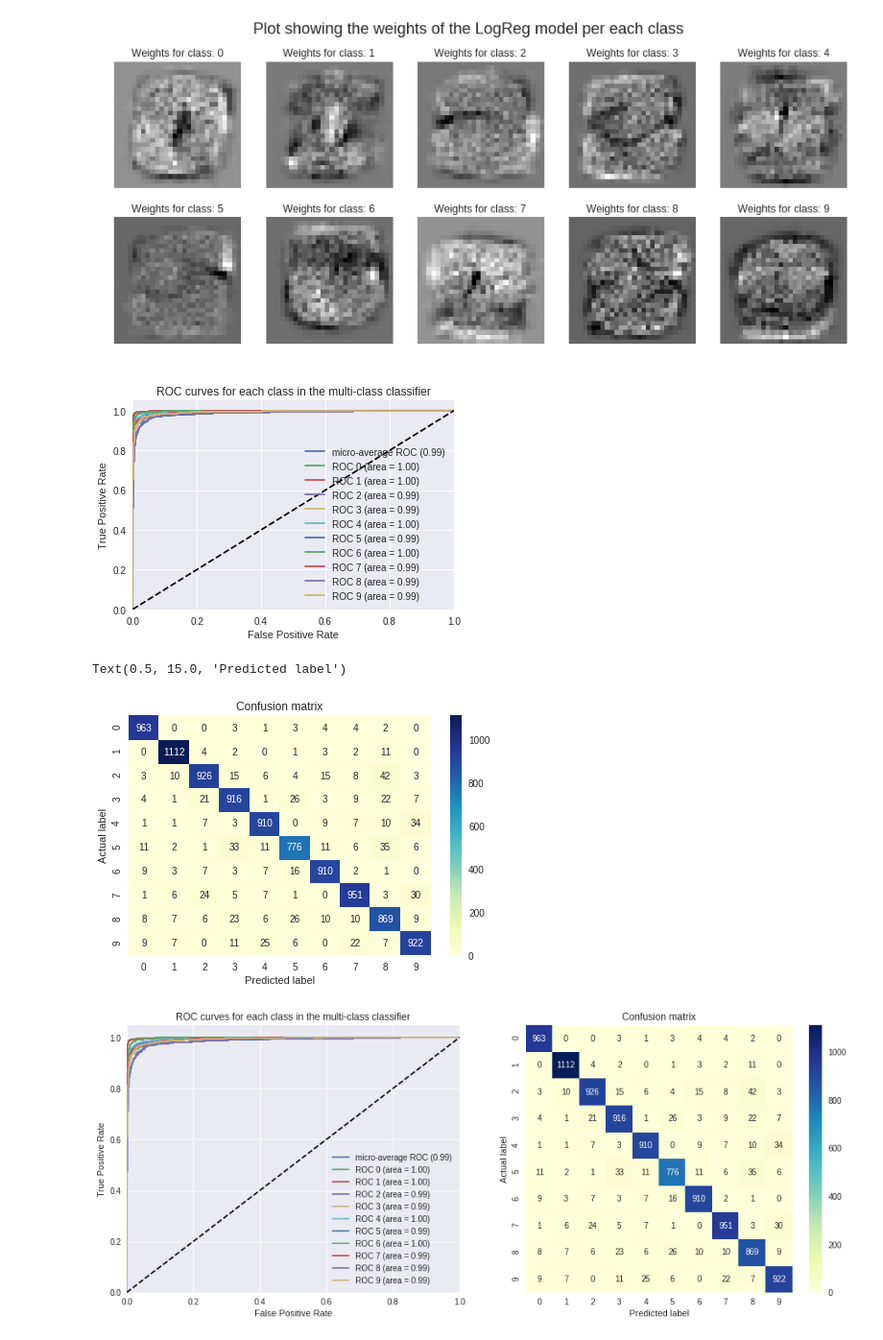
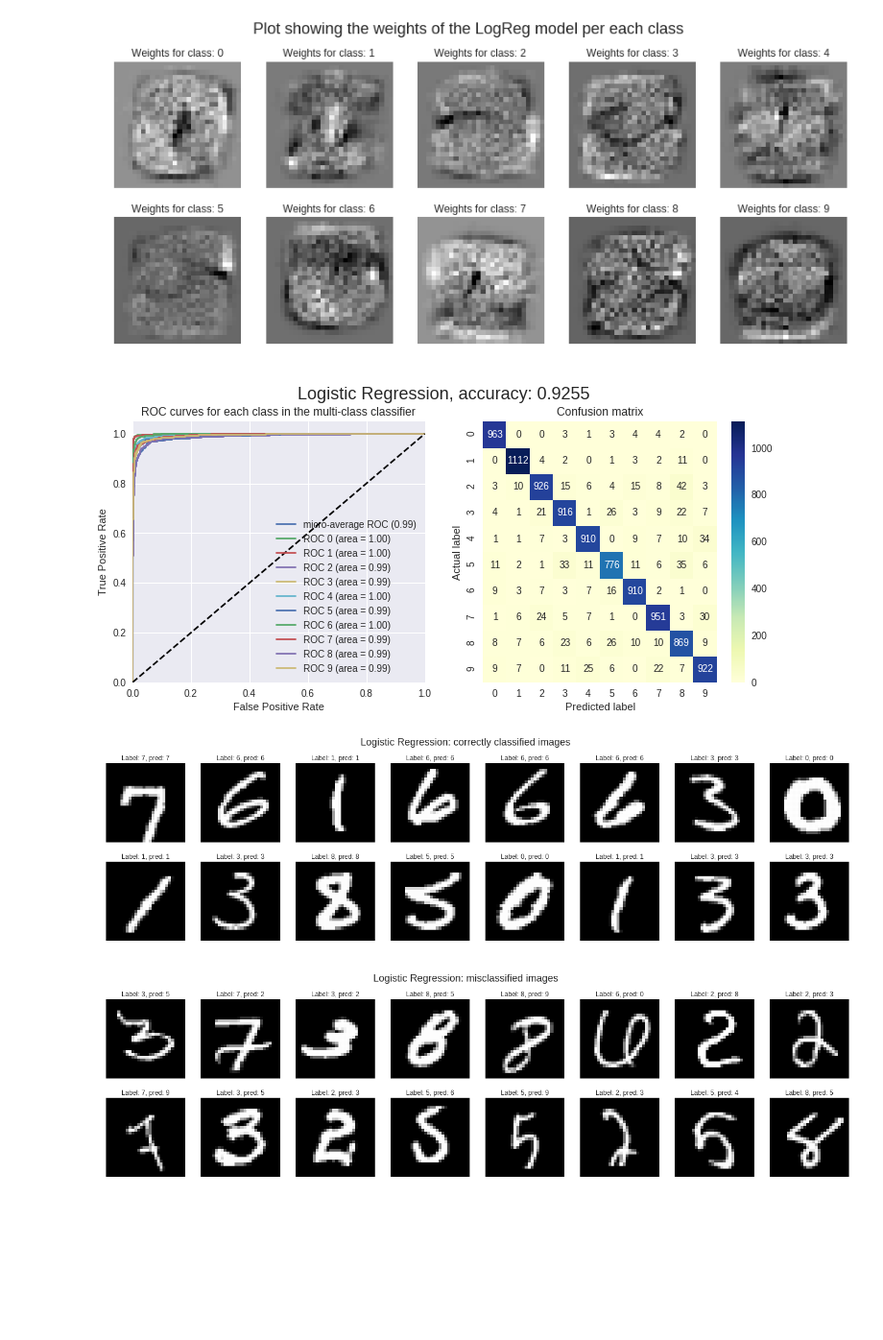
Before and after one commit to jahabdank/mnist-digit-classifiers, a Jupyter notebook: keras_mnist_digit_recognition.ipynb, the cells around one changed output. Shown at 96% size. Drawn from its saved outputs; the diff is of its cells as text; code cells hidden in the pictures; blank space fills up the shorter version.

Commit message:
refactored the image plotting

```diff
--- a/keras_mnist_digit_recognition.ipynb
+++ b/keras_mnist_digit_recognition.ipynb
@@ -120,3 +166,13 @@ plotImagesByIndex(sample_indexes, x_train, y_train, suptitle = 'Random selection
+# %%
+def plotConfusionMatrixRocCurveAndimages(model_name, y_onehot_set, pred_prob_set, y_set, pred_set, x_set):
+  plotConfusionMatrixAndRocCurve(model_name, y_onehot_set, pred_prob_set, y_set, pred_set)
+
+  misclasified_indexes = np.where((y_set != pred_set))[0]
+  clasified_indexes = np.where((y_set == pred_set))[0]
+  sample_size = 16
+
+  plotImagesByIndex(clasified_indexes[np.random.choice(len(clasified_indexes), size=sample_size, replace=False)], x_set, y_set, pred_set, suptitle = f'{model_name}: correctly classified images')
+  plotImagesByIndex(misclasified_indexes[np.random.choice(len(misclasified_indexes), size=sample_size, replace=False)], x_set, y_set, pred_set, suptitle = f'{model_name}: misclassified images')
 # %% [markdown]
  ## CNN approach
 # %%
@@ -693,62 +645,4 @@ for i in range(0, lr_count):
 
 # predict the probabilities first and then labels
 pred_prob_lr = model_lr.predict_proba(x_test_flat_red)
-pred_lr = np.argmax(pred_prob_lr, axis=1)
+pred_lr = model_lr.predict(x_test_flat_red)
-# %%
-# fpr, tpr, _ = sm.roc_curve(y_test,  pred_prob_lr)
-# auc = metrics.roc_auc_score(y_test, pred_prob_lr)
-# plt.plot(fpr,tpr,label="data 1, auc="+str(auc))
-# plt.legend(loc=4)
-# plt.show()
-
-# Compute ROC curve and ROC area for each class
-fpr = dict()
-tpr = dict()
-roc_auc = dict()
-for i in range(num_classes):
-    fpr[i], tpr[i], _ = sm.roc_curve(y_test_k[:, i], pred_prob_lr[:, i])
-    roc_auc[i] = sm.auc(fpr[i], tpr[i])
-
-# Compute micro-average ROC curve and ROC area
-fpr["micro"], tpr["micro"], _ = sm.roc_curve(y_test_k.ravel(), pred_prob_lr.ravel())
-roc_auc["micro"] = sm.auc(fpr["micro"], tpr["micro"])
-
-# Plot ROC curve
-plt.figure()
-plt.plot(fpr["micro"], tpr["micro"], label=f'micro-average ROC ({roc_auc["micro"]:0.2f})')
-for i in range(num_classes):
-    plt.plot(fpr[i], tpr[i], label=f'ROC {i} (area = {roc_auc[i]:0.2f})')
-
-plt.plot([0, 1], [0, 1], 'k--')
-plt.xlim([0.0, 1.0])
-plt.ylim([0.0, 1.05])
-plt.xlabel('False Positive Rate')
-plt.ylabel('True Positive Rate')
-plt.title('ROC curves for each class in the multi-class classifier')
-plt.legend(loc="lower right")
-plt.show()
-# %% [output]
-[figure, removed]
-# %%
-accuracy_lr = sm.accuracy_score(y_test, pred_lr)
-precision_lr = sm.precision_score(y_test, pred_lr, average = 'micro')
-recall_lr = sm.recall_score(y_test, pred_lr, average = 'micro')
-confusion_matrix_lr = sm.confusion_matrix(y_test, pred_lr)
-
-import seaborn as sns
-
-class_names=list(range(0,num_classes)) # name  of classes
-fig, ax = plt.subplots()
-tick_marks = np.arange(len(class_names))
-plt.xticks(tick_marks, class_names)
-plt.yticks(tick_marks, class_names)
-# create heatmap
-sns.heatmap(pd.DataFrame(confusion_matrix_lr), annot=True, cmap="YlGnBu" ,fmt='g')
-ax.xaxis.set_label_position("bottom")
-plt.tight_layout()
-plt.title('Confusion matrix', y=1.2)
-plt.ylabel('Actual label')
-plt.xlabel('Predicted label')
-# %% [output]
-Text(0.5, 15.0, 'Predicted label')
-[figure, removed]
@@ -810,4 +649,6 @@ def plotConfusionMatrixAndRocCurve(y_onehot_set, pred_prob_set, y_set, pred_set)
 # %%
-plotConfusionMatrixAndRocCurve(y_test_k, pred_prob_lr, y_test, pred_lr)
+plotConfusionMatrixRocCurveAndimages('Logistic Regression', y_test_k, pred_prob_lr, y_test, pred_lr, x_test)
 # %% [output]
-[figure, old version]
+[figure, new version]
+[figure, added]
+[figure, added]
```
Also changed, not shown: parts of 35 cells of this notebook.
